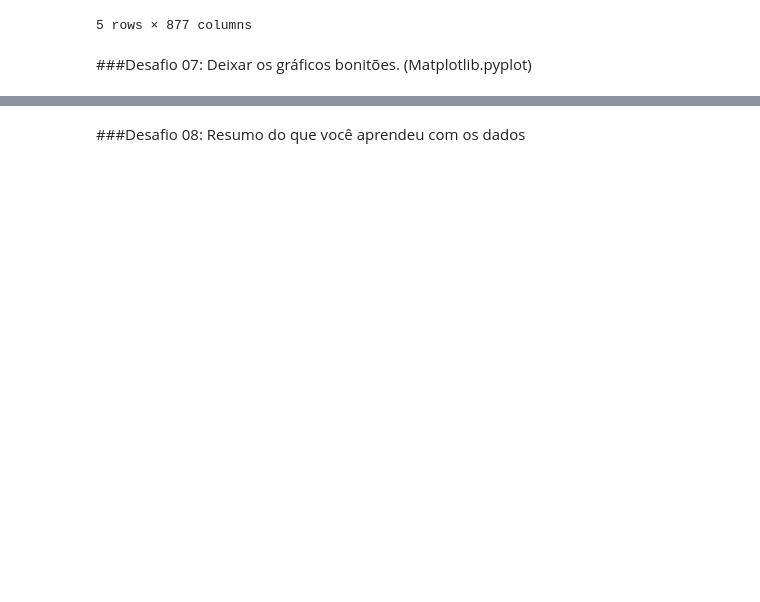
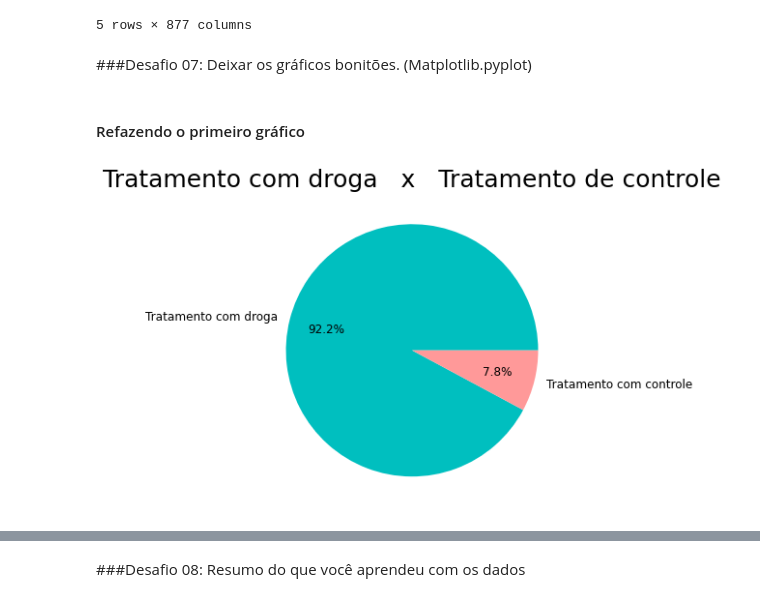
Before and after one commit to Daniel-ASG/3_IMERSAO_DE_DADOS_ALURA, a Jupyter notebook: Aula_01.ipynb, the cells around one changed output, grey strips where cells are left out. Saved outputs shown, nothing was run; the diff lists cells and outputs as text; code cells hidden in the pictures; blank space fills up the shorter version.

```diff
--- a/Aula_01.ipynb
+++ b/Aula_01.ipynb
@@ -311,3 +311,17 @@ dados.head()
 5 rows × 877 columns
 # %% [markdown]
 ###Desafio 07: Deixar os gráficos bonitões. (Matplotlib.pyplot)
+# %% [markdown]
+#### Refazendo o primeiro gráfico
+# %%
+plt.title('Tratamento com droga   x   Tratamento de controle', fontsize=25)
+
+ax = dados.tratamento.value_counts().plot.pie(figsize=(6,6),
+                                         colors=['c','#ff9999'],
+                                         autopct='%1.1f%%',
+                                         pctdistance=0.7,
+                                         labels=['Tratamento com droga', 'Tratamento com controle'],
+                                         fontsize=12)
+ax.set_ylabel('');
+# %% [output]
+[figure, added]
```
Also changed, not shown: parts of 8 cells of this notebook.
